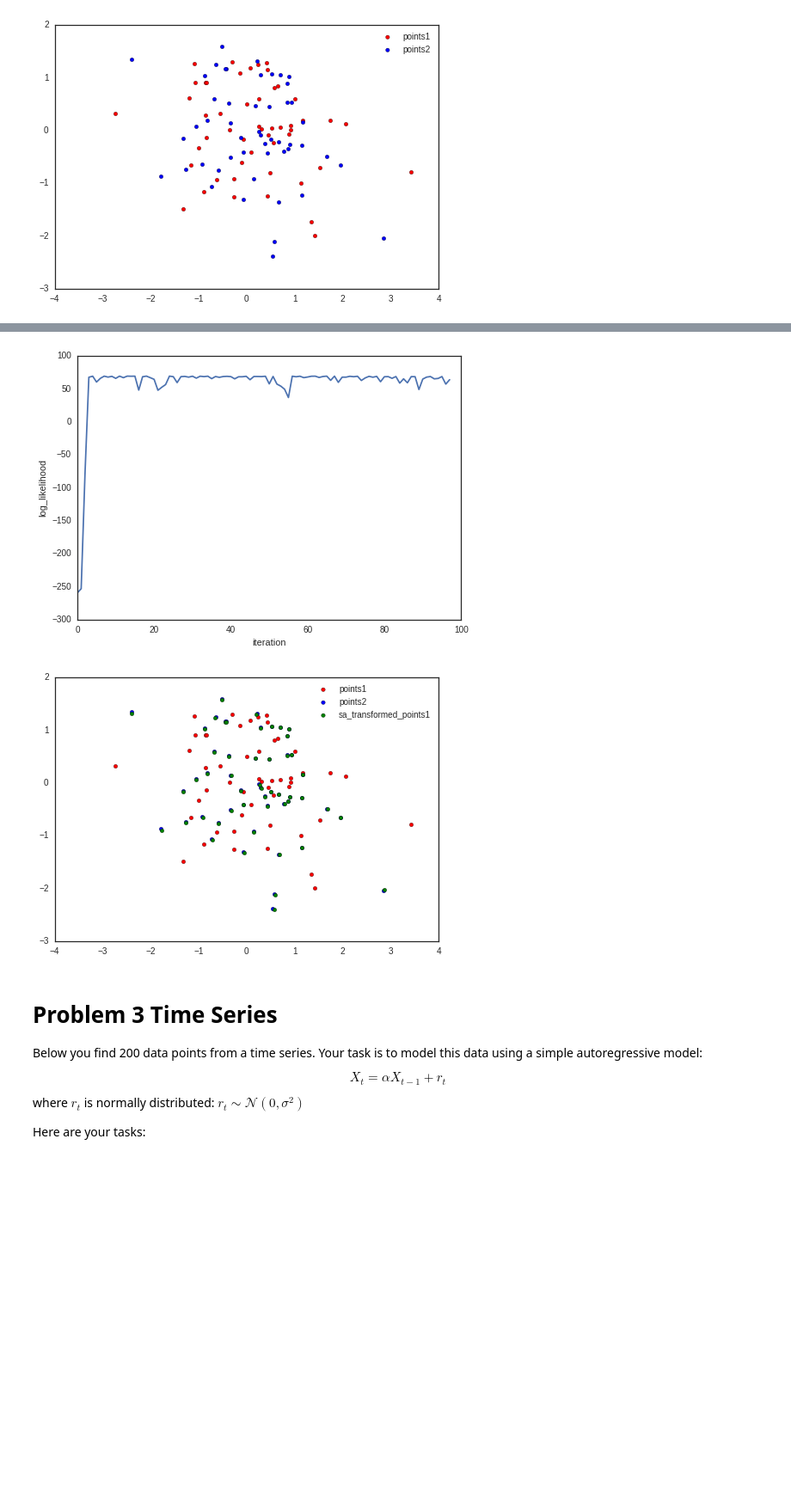
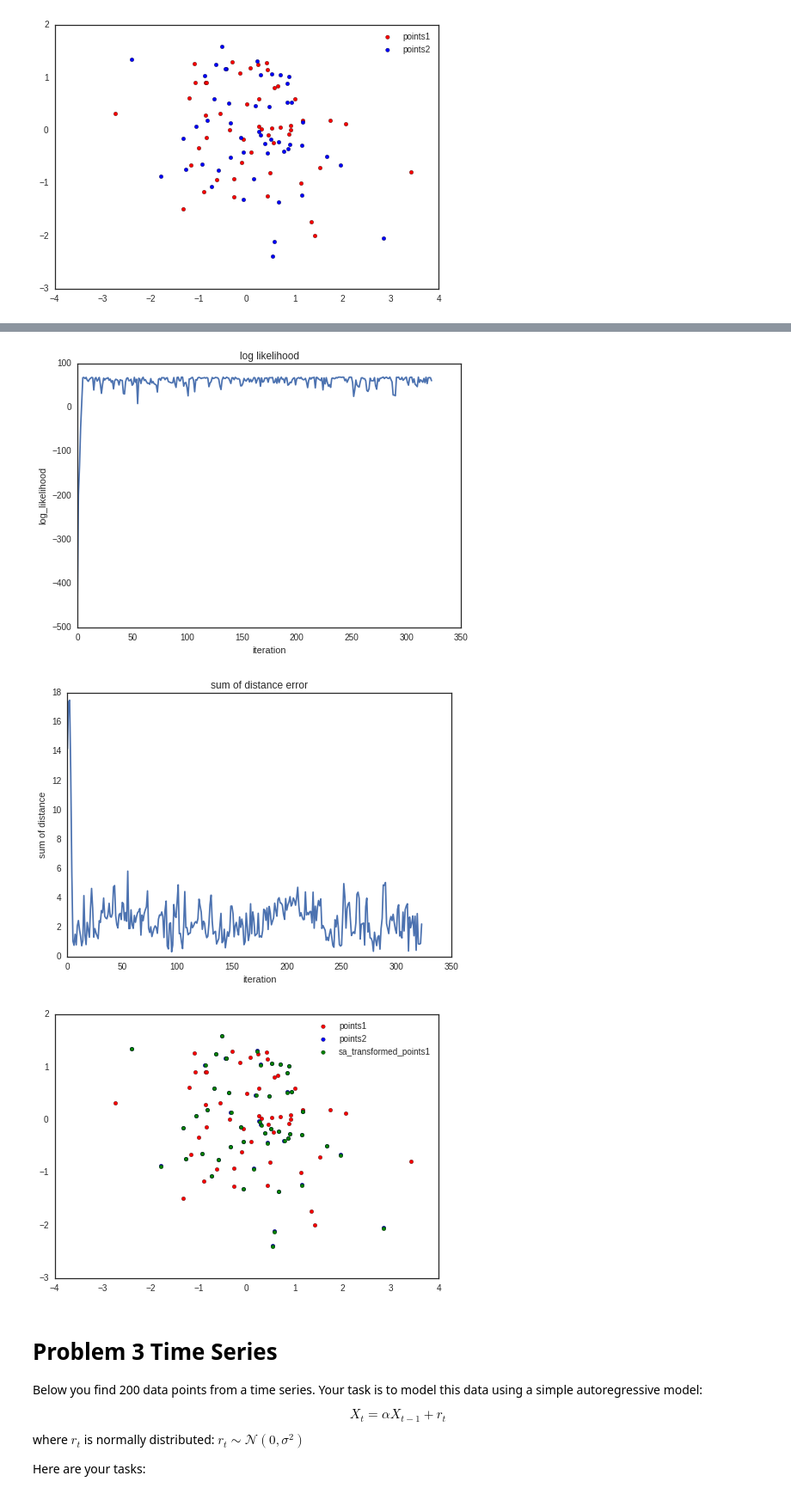
Before and after one commit to kevinchen1000/2016, a Jupyter notebook: Homework/AM207_yufengkevinchen_HW4.ipynb, the cells around one changed output, grey strips where cells are left out. Shown at 86% size. Drawn from its saved outputs; the diff is of its cells as text; code cells hidden in the pictures; blank space fills up the shorter version.

```diff
--- a/Homework/AM207_yufengkevinchen_HW4.ipynb
+++ b/Homework/AM207_yufengkevinchen_HW4.ipynb
@@ -375,14 +337,23 @@ for i in range(M):
 # %%
-pymc_l = np.zeros(Z.trace().shape)
-print Z.trace().shape
+#take the mean of sampled values and plot
+
+#initialize an empty lambda matrix
+pymc_l = np.zeros((Z.trace().shape[0],Z.trace().shape[1]-1),dtype='float')
+
+#calculate lambda
 for i in range(Z.trace().shape[0]):
-    pymc_l[i,:] = np.exp(alpha.trace()[i] + Z.trace()[i,:])
+    pymc_l[i,:] = np.exp(Z.trace()[i,0] + Z.trace()[i,1:])
 
-mean_pymc_l = np.mean(pymc_l[100:5500,:],axis=0)
+#calculate mean lambda
+mean_pymc_l = np.mean(pymc_l,axis=0)
 
+#plot distribution of lambda
 fig1 = plt.figure()
+plt.title('distribution of lambda from pymc')
 plot_checkins(mean_pymc_l)
 
+#compare with input distribution
 fig2 = plt.figure()
+plt.title('distribution of Y')
 plot_checkins(Y)
 # %% [output]
@@ -620,17 +844,17 @@ solution is:  [[  8.92643238e-01  -3.84544260e-01  -2.77555756e-17]
 # %%
-#simulated annealing implementation
+#simulated annealing implementation #2 (choose closest point as neighbors)
 
 # log_likelihood
 def log_likelihood(A, Z, likelihood_fn, points1, points2):
     #compute distance
-    distance_sq = np.sum((np.dot(points1[Z,:],A) - points2)**2,axis=1)
+    distance = np.sum((np.dot(points1[Z,:],A) - points2),axis=1)
 
     #print distance_sq
 
     #compute log_likelihood
     #print distance_sq
     #print np.log(likelihood_fn.pdf(distance_sq))
-    log_likelihood =np.sum(np.log(likelihood_fn.pdf(distance_sq)))
+    log_likelihood =np.sum(np.log(likelihood_fn.pdf(distance)))
 
     #print log_likelihood
     #assert(0)
@@ -669,6 +893,12 @@ def find_closest_pt_indices(points1,points2):
 
     return indices
 
+#find sum of distances
+def find_distance(A,points1,points2,z):
+    tp = np.dot(points1,A)
+    distance = np.sum(np.sqrt((tp[z,0] - points2[:,0])**2 + (tp[z,1] - points2[:,1])**2))
+    return distance
+
 #simulated annealing
 #value: array of item values
 #cost: corresponding array of item cost
@@ -683,6 +913,7 @@ def simulated_annealing(points1,points2,init_z,init_val,init_temp,thermostat,fto
     z = init_z
     alpha = init_val[0]; tx = init_val[1]; ty = init_val[2]
     A = affine_transform_matrix(alpha, tx, ty)
+    init_distance = [find_distance(A,points1,points2,z)]
 
     #length for comparion:
     m = 1000;
@@ -692,9 +923,11 @@ def simulated_annealing(points1,points2,init_z,init_val,init_temp,thermostat,fto
     best_value = prev_value
     best_z=np.copy(z)
     best_A = A.copy()
+    best_distance = init_distance
+
 
     value_vec = [best_value]
-
+    distance_vec = best_distance
     #number of accepted steps
     it = 0
 
@@ -722,13 +955,16 @@ def simulated_annealing(points1,points2,init_z,init_val,init_temp,thermostat,fto
 
         #compute new value and delta value
         new_value = log_likelihood(new_A, proposed_z, likelihood_fn, points1, points2)
+        new_distance = find_distance(new_A,points1,points2,proposed_z)
 
         delta_value = new_value - prev_value
+
 
         if new_value > best_value:
             best_value = new_value
             best_z = proposed_z
             best_A = new_A
+            best_distance = new_distance
 
         #move to new step
         if new_value > prev_value or np.random.rand() < np.exp(delta_value/temperature):
@@ -737,6 +973,7 @@ def simulated_annealing(points1,points2,init_z,init_val,init_temp,thermostat,fto
             alpha = p_alpha; tx = p_tx; ty = p_ty
             prev_value = new_value
             value_vec.append(new_value)
+            distance_vec.append(new_distance)
             it += 1
 
         atp += 1
@@ -746,7 +983,7 @@ def simulated_annealing(points1,points2,init_z,init_val,init_temp,thermostat,fto
             temperature = thermostat * temperature # linear
 
             #reheat if too cold
-            if temperature < 0.01:
+            if temperature < 0.001:
                 temperature = 1
 
         #debugging
@@ -767,7 +1004,7 @@ def simulated_annealing(points1,points2,init_z,init_val,init_temp,thermostat,fto
 
     #print atp
     #print value_vec
-    return best_z,best_A,value_vec,float(it)/atp
+    return best_z,best_A,value_vec,float(it)/atp,distance_vec
 
 #driver script
 if __name__ == '__main__':
@@ -775,9 +1012,9 @@ if __name__ == '__main__':
 
     #solve using simulated annealing
     init_temp = 10.0
-    thermostat = 0.90
+    thermostat = .5
     ftol = 0.01
-    itol = 2000
+    itol = 20000
     otol=100
     reannealing = 500
 
@@ -790,21 +1027,28 @@ if __name__ == '__main__':
     init_z = find_closest_pt_indices(points1,points2)
 
     #start with all zeros
-    sa_z,sa_A,value_hist,accept_rate = simulated_annealing(points1,points2,init_z,init_val,\
+    sa_z,sa_A,value_hist,accept_rate,distance_vec = simulated_annealing(points1,points2,init_z,init_val,\
                                                            init_temp,thermostat,ftol,itol,otol,\
                                                            reannealing)
 
-    print 'simulated annealing solution is: ',sa_A, 'with value = ', \
-           value_hist[-1]
+    print 'simulated annealing solution is: ',sa_A, 'with log likelihood = ', \
+           value_hist[-1], 'and min sum distance error = ', np.min(distance_vec)
 
     #display solution
     plt.plot(value_hist)
+    plt.title('log likelihood')
     plt.xlabel('iteration')
     plt.ylabel('log_likelihood')
 
+    fig2 = plt.figure(2)
+    plt.plot(distance_vec)
+    plt.title('sum of distance error')
+    plt.xlabel('iteration')
+    plt.ylabel('sum of distance')
+
     #plot solution
     sapoints1 = np.dot(points1, sa_A)
-    fig2 = plt.figure(2)
+    fig3 = plt.figure(3)
     plt.scatter(points1[:,0], points1[:,1], c='r', label='points1')
     plt.scatter(points2[:,0], points2[:,1], c='b', label='points2')
     plt.scatter(sapoints1[:,0], sapoints1[:,1], c='g', label='sa_transformed_points1')
@@ -820,5 +1074,6 @@ simulated annealing solution is:  [[ 0.92673746 -0.37570957  0.        ]
-[figure, old version]
+[figure, new version]
-[figure, old version]
+[figure, new version]
+[figure, added]
 # %% [markdown]
 # Problem 3 Time Series
 
```
Also changed, not shown: parts of 10 cells of this notebook.
